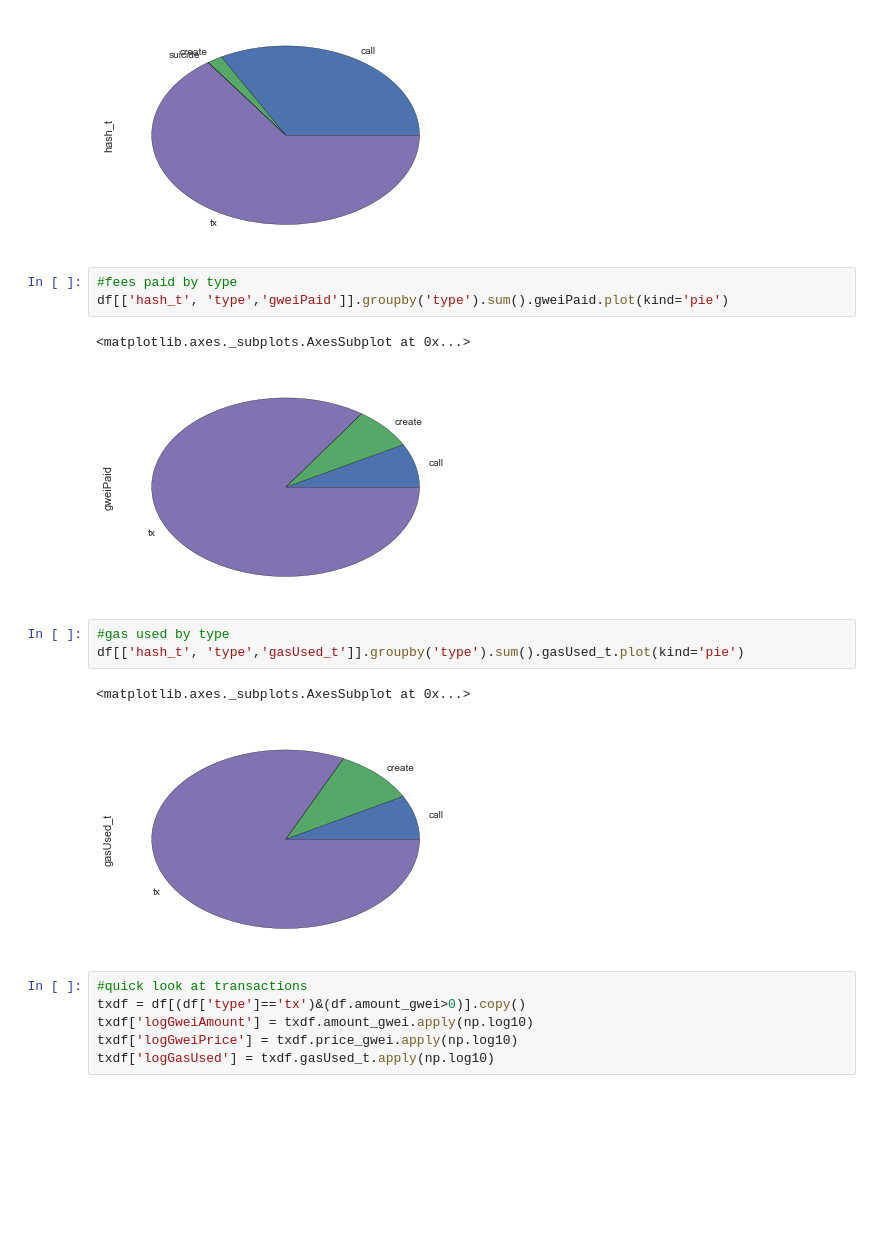
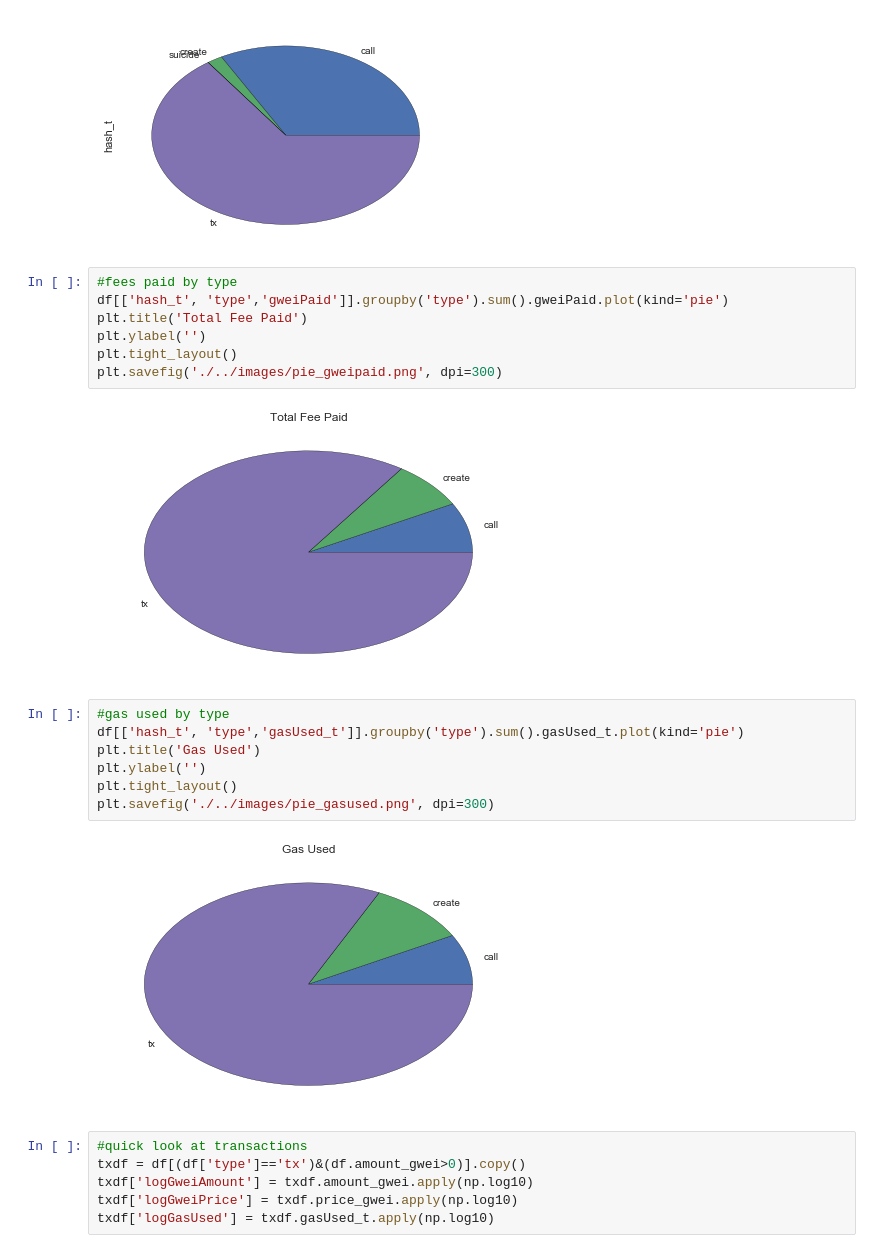
Before and after one commit to NunoEdgarGFlowHub/ethereum_blockchain, a Jupyter notebook: notebooks/EDA-MZ.ipynb, the cells around one changed output. Saved outputs shown, nothing was run; the diff lists cells and outputs as text; blank space fills up the shorter version.

```diff
--- a/notebooks/EDA-MZ.ipynb
+++ b/notebooks/EDA-MZ.ipynb
@@ -237,15 +240,21 @@ df[['hash_t', 'type']].groupby('type').count().hash_t.plot(kind='pie')
 # %%
 #fees paid by type
 df[['hash_t', 'type','gweiPaid']].groupby('type').sum().gweiPaid.plot(kind='pie')
+plt.title('Total Fee Paid')
+plt.ylabel('')
+plt.tight_layout()
+plt.savefig('./../images/pie_gweipaid.png', dpi=300)
 # %% [output]
-<matplotlib.axes._subplots.AxesSubplot at 0x...>
-[figure, old version]
+[figure, new version]
 # %%
 #gas used by type
 df[['hash_t', 'type','gasUsed_t']].groupby('type').sum().gasUsed_t.plot(kind='pie')
+plt.title('Gas Used')
+plt.ylabel('')
+plt.tight_layout()
+plt.savefig('./../images/pie_gasused.png', dpi=300)
 # %% [output]
-<matplotlib.axes._subplots.AxesSubplot at 0x...>
-[figure, old version]
+[figure, new version]
 # %%
 #quick look at transactions
 txdf = df[(df['type']=='tx')&(df.amount_gwei>0)].copy()
```
Also changed, not shown: parts of 10 cells of this notebook, 17 other files.
